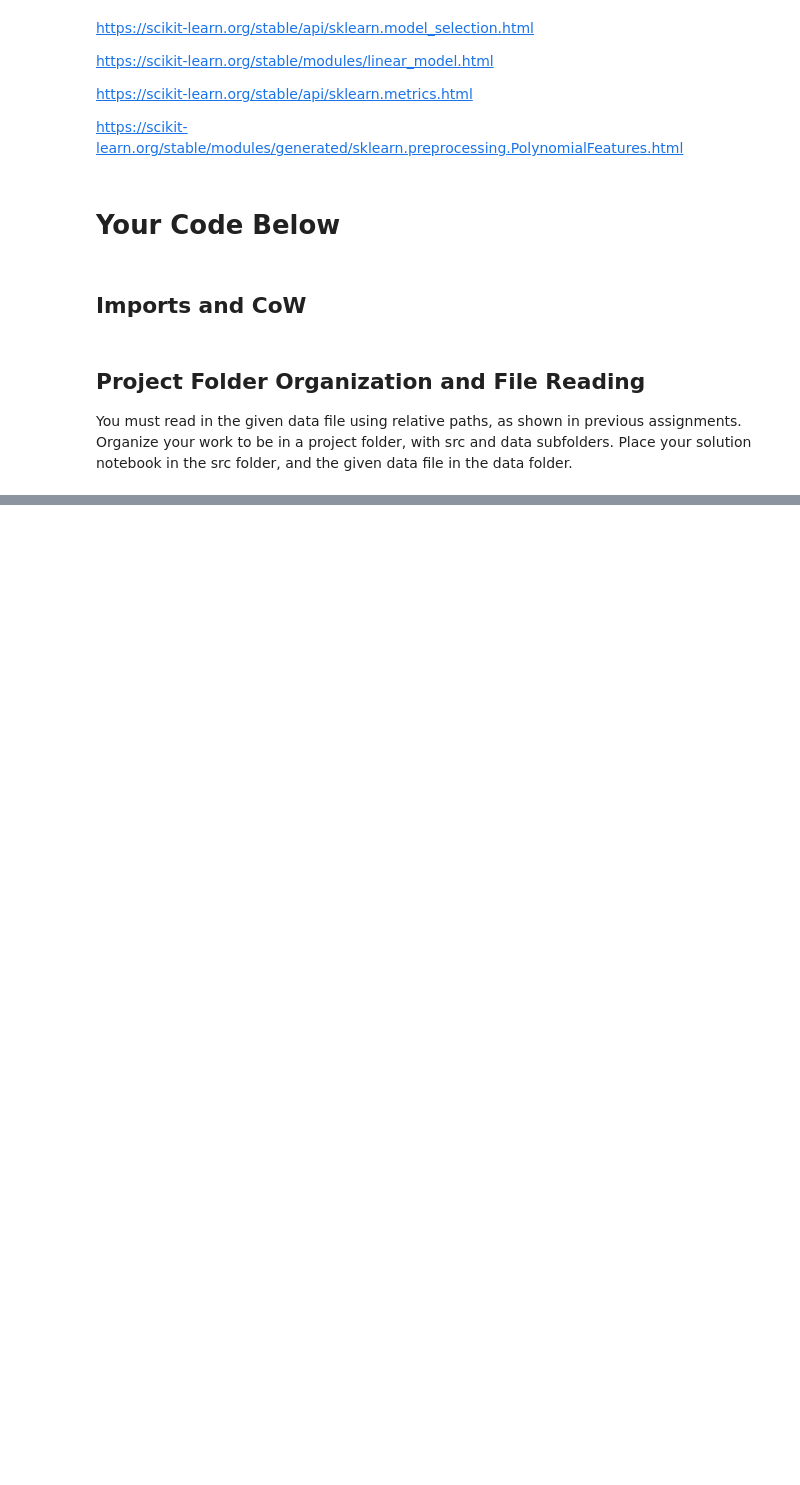
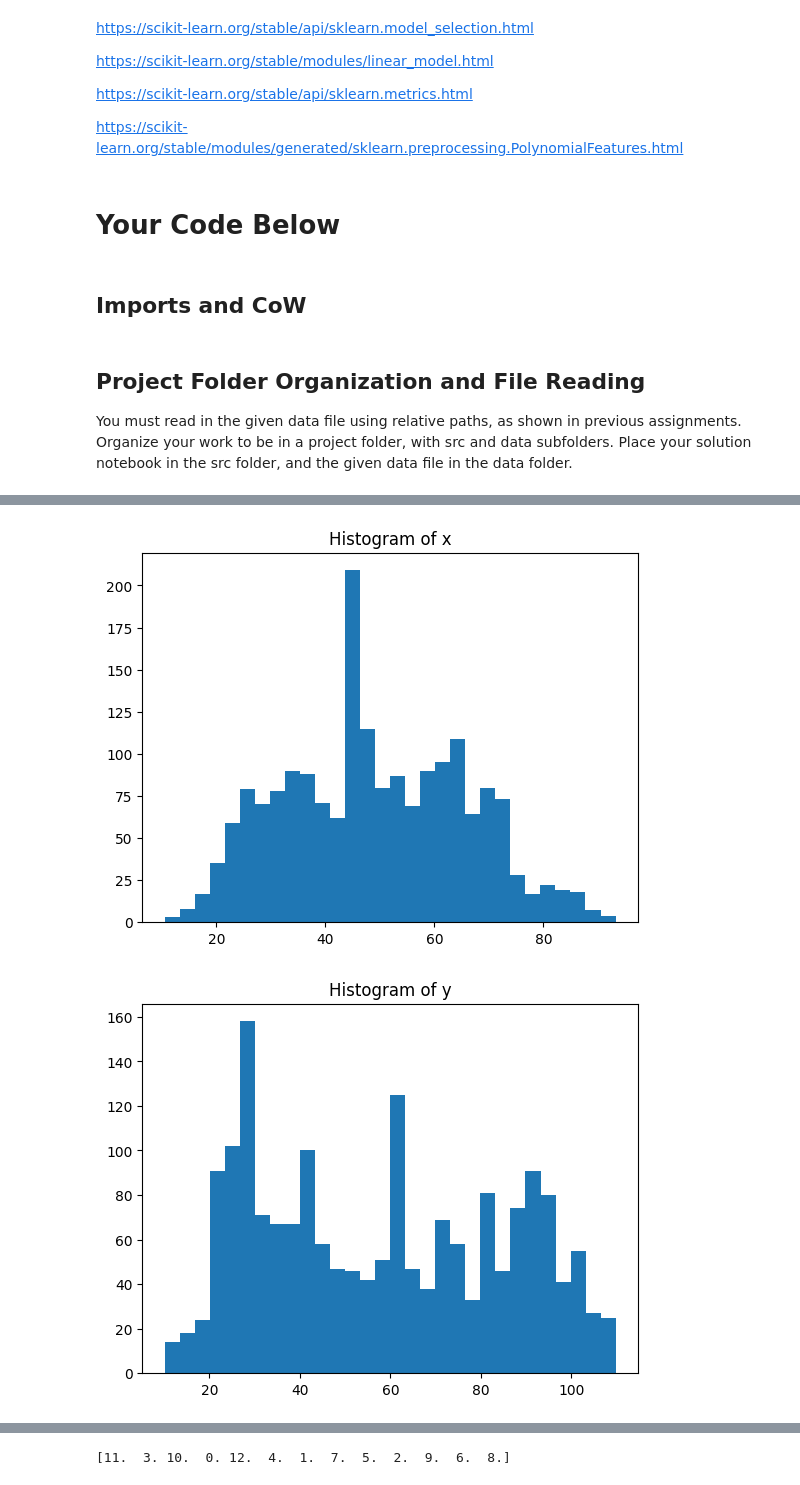
Before and after one commit to odehamer/cs577_assignment4, a Jupyter notebook: assignment4-2.ipynb, the cells around one changed output, grey strips where cells are left out. Drawn from its saved outputs; the diff is of its cells as text; code cells hidden in the pictures; blank space fills up the shorter version.

Commit message:
added requirements and found some correlation

```diff
--- a/assignment4-2.ipynb
+++ b/assignment4-2.ipynb
@@ -61,5 +60,5 @@ You must read in the given data file using relative paths, as shown in previous
 # Read in the data file (using relative paths for reproducibility). It should be able to download your notebook, put it in the src folder of my project folder, and run it without changing anything.
 cwd = Path().cwd()
 path = cwd / 'data' / 'mystery-1.csv'
-data_df = pd.read_csv(path)
+data_df = pd.read_csv(path, sep='|')
 print(data_df.head())
@@ -65,0 +79,51 @@ print(data_df.head())
+# %%
+data_df = data_df[data_df['x'] != -999.0]
+
+plt.hist(data_df['x'], bins=30, label='x')
+plt.title('Histogram of x')
+plt.show()
+
+plt.hist(data_df['y'], bins=30, label='y')
+plt.title('Histogram of y')
+plt.show()
+
+plt.hist(data_df['z'], bins=30, label='z')
+plt.title('Histogram of z')
+plt.show()
+
+plt.hist(data_df['d1'], bins=30, label='d1')
+plt.title('Histogram of d1')
+plt.show()
+
+plt.hist(data_df['d2'], bins=30, label='d2')
+plt.title('Histogram of d2')
+plt.show()
+
+plt.hist(data_df['d3'], bins=30, label='d3')
+plt.title('Histogram of d3')
+plt.show()
+
+plt.hist(data_df['d4'], bins=30, label='d4')
+plt.title('Histogram of d4')
+plt.show()
+
+plt.hist(data_df['c'], bins=30, label='c')
+plt.title('Histogram of c')
+plt.show()
+
+print(data_df['c'].unique())
+
+plt.scatter(data_df['x'], data_df['d1']) # shows some correlation
+plt.title('Scatter plot of x vs d1')
+plt.xlabel('x')
+plt.ylabel('d1')
+plt.show()
+
+plt.scatter(data_df['y'], data_df['d4']) # shows some correlation
+plt.title('Scatter plot of y vs d4')
+plt.xlabel('y')
+plt.ylabel('d4')
+plt.show()
+# %% [output]
+[figure, added]
+[figure, added]
@@ -65,0 +136 @@ print(data_df.head())
+[11.  3. 10.  0. 12.  4.  1.  7.  5.  2.  9.  6.  8.]
```
Also changed, not shown: parts of 3 cells of this notebook, 1 other file.
